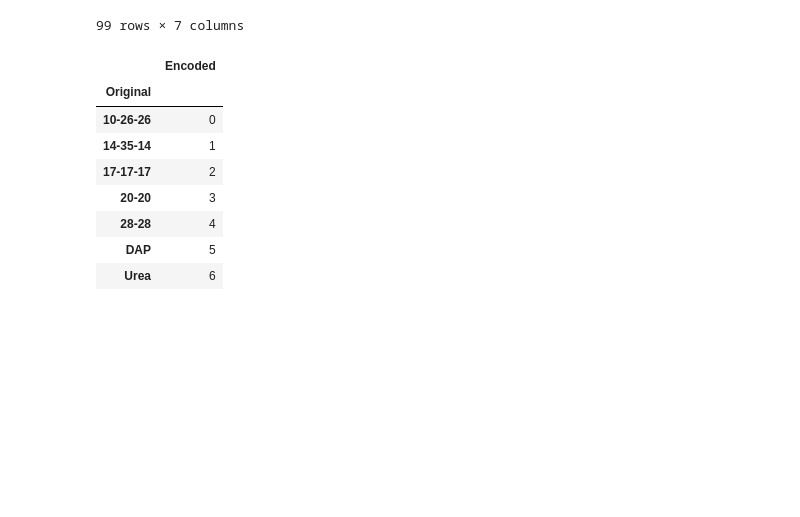
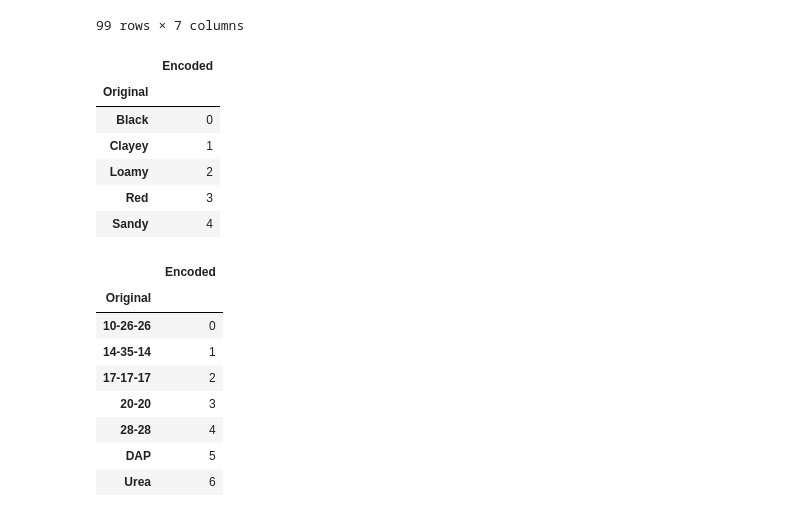
Before and after one commit to melatg0/NEDC_2024, a Jupyter notebook: fertilizer_rec_system/fertilizer_rec_system.ipynb, the cells around one changed output. Cells and saved outputs as stored; diff of their text form; code cells hidden in the pictures; blank space fills up the shorter version.

```diff
--- a/fertilizer_rec_system/fertilizer_rec_system.ipynb
+++ b/fertilizer_rec_system/fertilizer_rec_system.ipynb
@@ -104,5 +97,24 @@ data
 | 98 | 29.0 | 58.0 | 57.0 | 12.0 | 0.0 | 10.0 | 20-20 |
 99 rows × 7 columns
 # %%
-df = pd.read_csv('Fertilizer Prediction.csv')
+data = pd.read_csv("Fertilizer Prediction.csv")
+del data['Crop Type']
+# %%
+from sklearn.preprocessing import LabelEncoder
+
+soil = LabelEncoder()
+data['Soil Type'] = soil.fit_transform(data['Soil Type'])
+
+
+Soil = pd.DataFrame(zip(soil.classes_,soil.transform(soil.classes_)),columns=['Original','Encoded'])
+Soil = Soil.set_index('Original')
+Soil
+# %% [output]
+|  | Encoded |
+| Original |  |
+| Black | 0 |
+| Clayey | 1 |
+| Loamy | 2 |
+| Red | 3 |
+| Sandy | 4 |
 # %%
```
Also changed, not shown: parts of 6 cells of this notebook, 1 other file.
